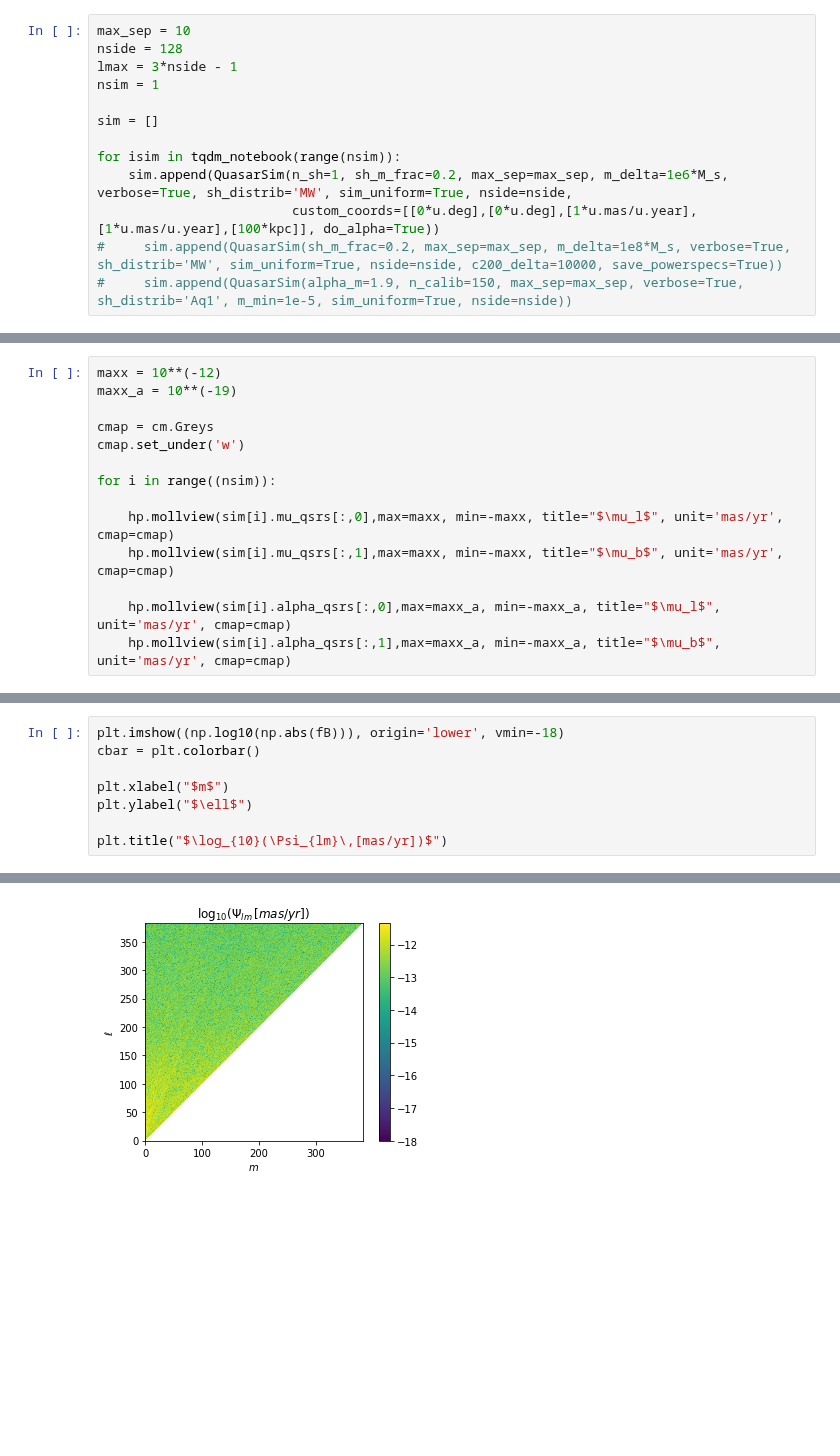
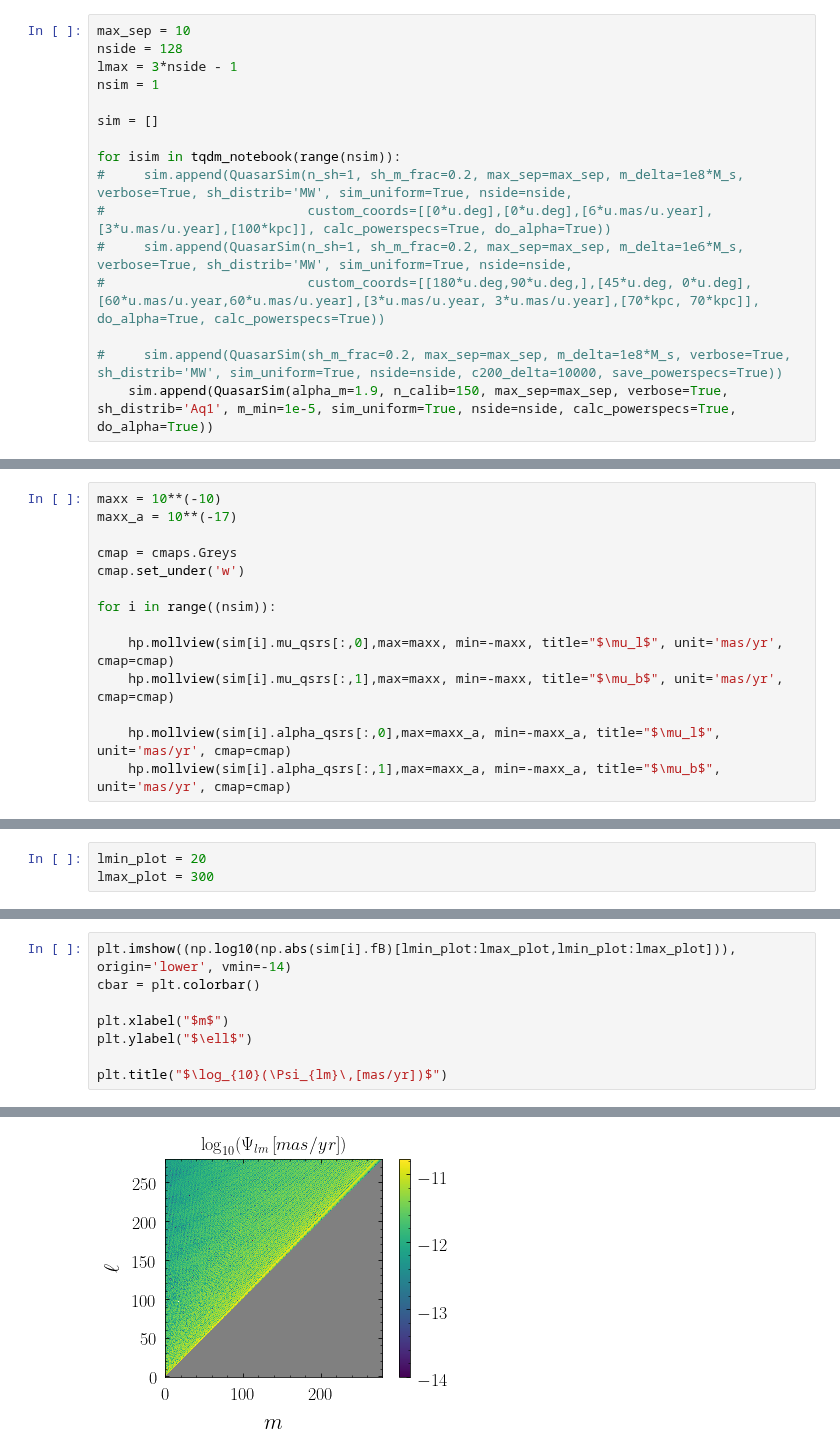
Before and after one commit to smsharma/astrometry-lensing-correlations, a Jupyter notebook: Simulations/SubhaloSample.ipynb, the cells around one changed output, grey strips where cells are left out. Drawn from its saved outputs; the diff is of its cells as text; blank space fills up the shorter version.

```diff
--- a/Simulations/SubhaloSample.ipynb
+++ b/Simulations/SubhaloSample.ipynb
@@ -23,18 +23,21 @@ nsim = 1
 sim = []
 
 for isim in tqdm_notebook(range(nsim)):
-    sim.append(QuasarSim(n_sh=1, sh_m_frac=0.2, max_sep=max_sep, m_delta=1e6*M_s, verbose=True, sh_distrib='MW', sim_uniform=True, nside=nside,
-                         custom_coords=[[0*u.deg],[0*u.deg],[1*u.mas/u.year],[1*u.mas/u.year],[100*kpc]], do_alpha=True))
+#     sim.append(QuasarSim(n_sh=1, sh_m_frac=0.2, max_sep=max_sep, m_delta=1e8*M_s, verbose=True, sh_distrib='MW', sim_uniform=True, nside=nside,
+#                          custom_coords=[[0*u.deg],[0*u.deg],[6*u.mas/u.year],[3*u.mas/u.year],[100*kpc]], calc_powerspecs=True, do_alpha=True))
+#     sim.append(QuasarSim(n_sh=1, sh_m_frac=0.2, max_sep=max_sep, m_delta=1e6*M_s, verbose=True, sh_distrib='MW', sim_uniform=True, nside=nside,
+#                          custom_coords=[[180*u.deg,90*u.deg,],[45*u.deg, 0*u.deg],[60*u.mas/u.year,60*u.mas/u.year],[3*u.mas/u.year, 3*u.mas/u.year],[70*kpc, 70*kpc]], do_alpha=True, calc_powerspecs=True))
+
 #     sim.append(QuasarSim(sh_m_frac=0.2, max_sep=max_sep, m_delta=1e8*M_s, verbose=True, sh_distrib='MW', sim_uniform=True, nside=nside, c200_delta=10000, save_powerspecs=True))
-#     sim.append(QuasarSim(alpha_m=1.9, n_calib=150, max_sep=max_sep, verbose=True, sh_distrib='Aq1', m_min=1e-5, sim_uniform=True, nside=nside))
+    sim.append(QuasarSim(alpha_m=1.9, n_calib=150, max_sep=max_sep, verbose=True, sh_distrib='Aq1', m_min=1e-5, sim_uniform=True, nside=nside, calc_powerspecs=True, do_alpha=True))
 # %% [output]
 [interactive output not drawn]
 [interactive output not drawn]
 # %%
-maxx = 10**(-12)
-maxx_a = 10**(-19)
+maxx = 10**(-10)
+maxx_a = 10**(-17)
 
-cmap = cm.Greys
+cmap = cmaps.Greys
 cmap.set_under('w')
 
 for i in range((nsim)):
@@ -173,0 +90,3 @@ A Jupyter Widget
+# %%
+lmin_plot = 20
+lmax_plot = 300
@@ -174,5 +95,5 @@ A Jupyter Widget
 # %%
-plt.imshow((np.log10(np.abs(fB))), origin='lower', vmin=-18)
+plt.imshow((np.log10(np.abs(sim[i].fB)[lmin_plot:lmax_plot,lmin_plot:lmax_plot])), origin='lower', vmin=-14)
 cbar = plt.colorbar()
 
 plt.xlabel("$m$")
@@ -184,3 +105,3 @@ Text(0.5,1,'$\\log_{10}(\\Psi_{lm}\\,[mas/yr])$')
-[figure, old version]
+[figure, new version]
 # %%
 nch = 2
```
Also changed, not shown: parts of 26 cells of this notebook, 6 other files.
